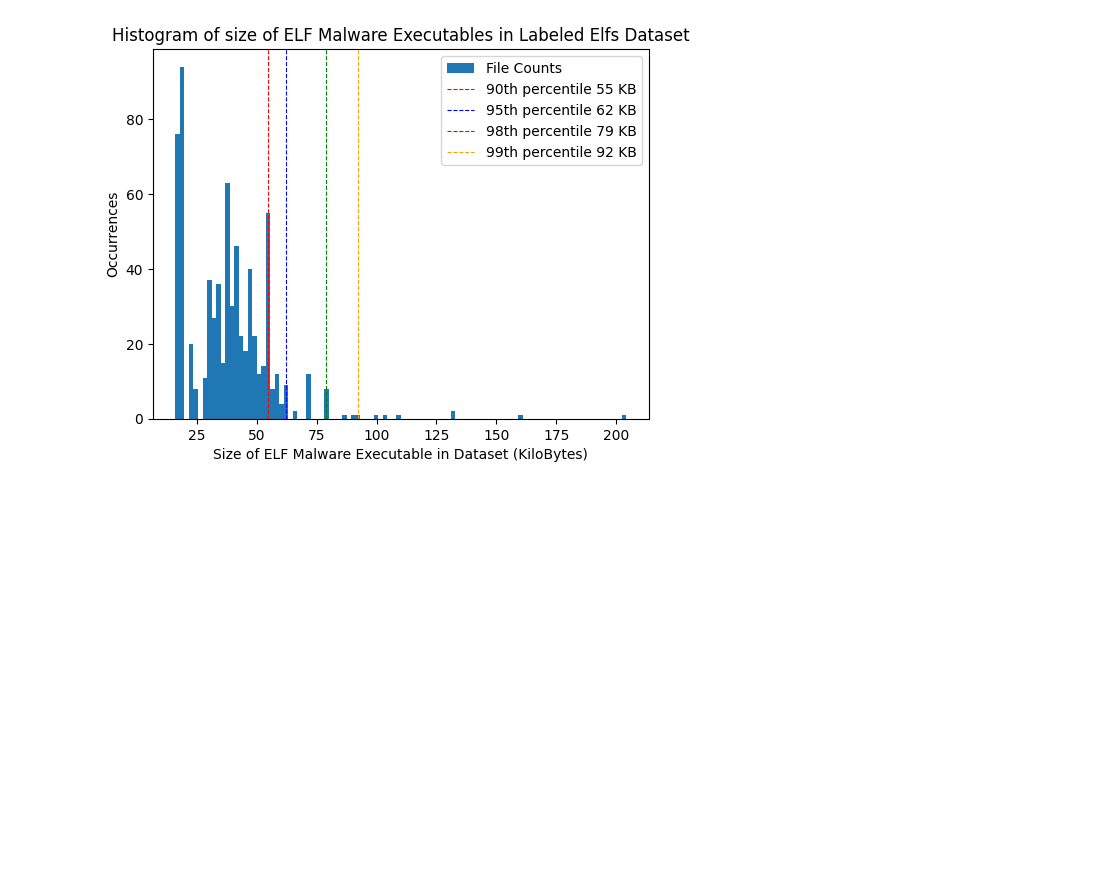
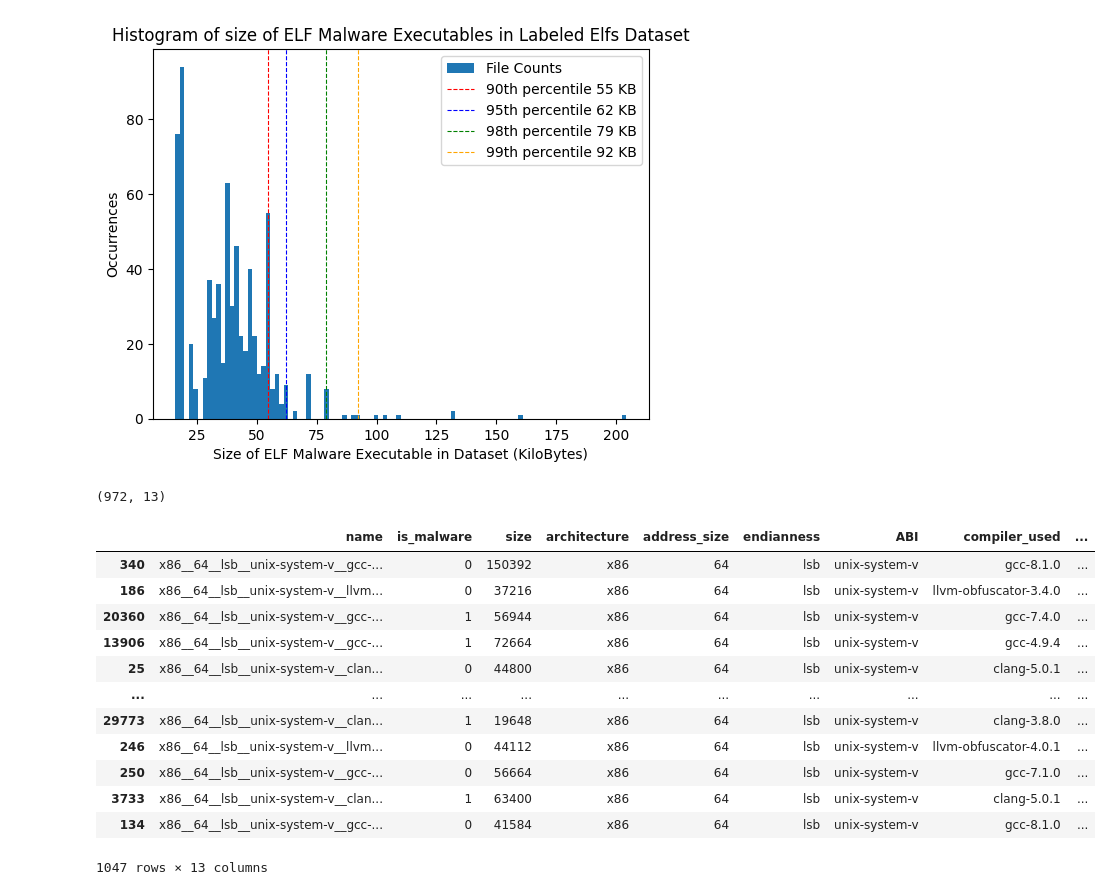
Before and after one commit to AndKosikowski/EvilElf, a Jupyter notebook: DataFrameCreator.ipynb, the cells around one changed output. Drawn from its saved outputs; the diff is of its cells as text; code cells hidden in the pictures; blank space fills up the shorter version.

```diff
--- a/DataFrameCreator.ipynb
+++ b/DataFrameCreator.ipynb
@@ -288,3 +272,7 @@ plt.legend(['File Counts',
 plt.show()
 # %% [output]
 [figure]
+# %%
+train_equal_minus_mirai_bot.shape
+# %% [output]
+(972, 13)
@@ -290,0 +283,18 @@ plt.show()
+# %%
+train_equal_minus_three = train_equal_minus_one[~train_equal_minus_one['name'].str.contains("x86__64__lsb__unix-system-v__gcc-4.9.0__O2__no-obf__unstripped__lightaidra-1.0__lightaidra")]
+train_equal_minus_three = train_equal_minus_three[~train_equal_minus_three['name'].str.contains("x86__64__lsb__unix-system-v__clang-5.0.1__Os__no-obf__unstripped__BASHLITE-lizkebab__client")]
+train_equal_minus_three
+# %% [output]
+|  | name | is_malware | size | architecture | address_size | endianness | ABI | compiler_used | ... |
+| 340 | x86__64__lsb__unix-system-v__gcc-... | 0 | 150392 | x86 | 64 | lsb | unix-system-v | gcc-8.1.0 | ... |
+| 186 | x86__64__lsb__unix-system-v__llvm... | 0 | 37216 | x86 | 64 | lsb | unix-system-v | llvm-obfuscator-3.4.0 | ... |
+| 20360 | x86__64__lsb__unix-system-v__gcc-... | 1 | 56944 | x86 | 64 | lsb | unix-system-v | gcc-7.4.0 | ... |
+| 13906 | x86__64__lsb__unix-system-v__gcc-... | 1 | 72664 | x86 | 64 | lsb | unix-system-v | gcc-4.9.4 | ... |
+| 25 | x86__64__lsb__unix-system-v__clan... | 0 | 44800 | x86 | 64 | lsb | unix-system-v | clang-5.0.1 | ... |
+| ... | ... | ... | ... | ... | ... | ... | ... | ... | ... |
+| 29773 | x86__64__lsb__unix-system-v__clan... | 1 | 19648 | x86 | 64 | lsb | unix-system-v | clang-3.8.0 | ... |
+| 246 | x86__64__lsb__unix-system-v__llvm... | 0 | 44112 | x86 | 64 | lsb | unix-system-v | llvm-obfuscator-4.0.1 | ... |
+| 250 | x86__64__lsb__unix-system-v__gcc-... | 0 | 56664 | x86 | 64 | lsb | unix-system-v | gcc-7.1.0 | ... |
+| 3733 | x86__64__lsb__unix-system-v__clan... | 1 | 63400 | x86 | 64 | lsb | unix-system-v | clang-5.0.1 | ... |
+| 134 | x86__64__lsb__unix-system-v__gcc-... | 0 | 41584 | x86 | 64 | lsb | unix-system-v | gcc-8.1.0 | ... |
+1047 rows × 13 columns
```
Also changed, not shown: parts of 7 cells of this notebook, 3 other files.
